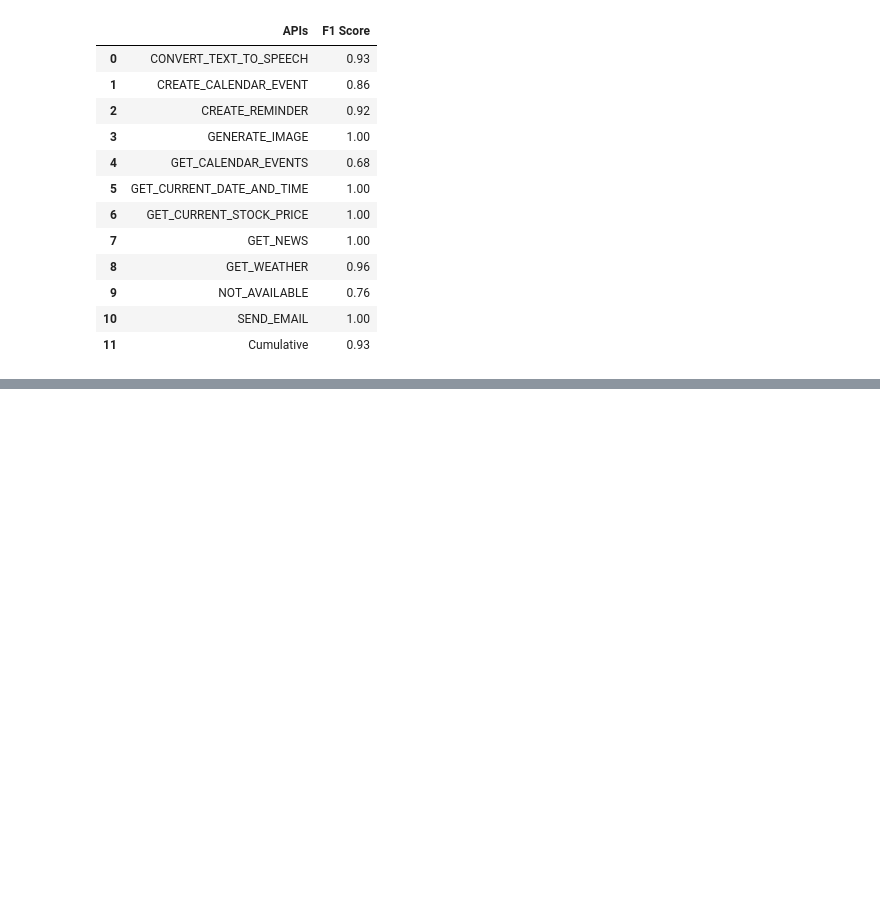
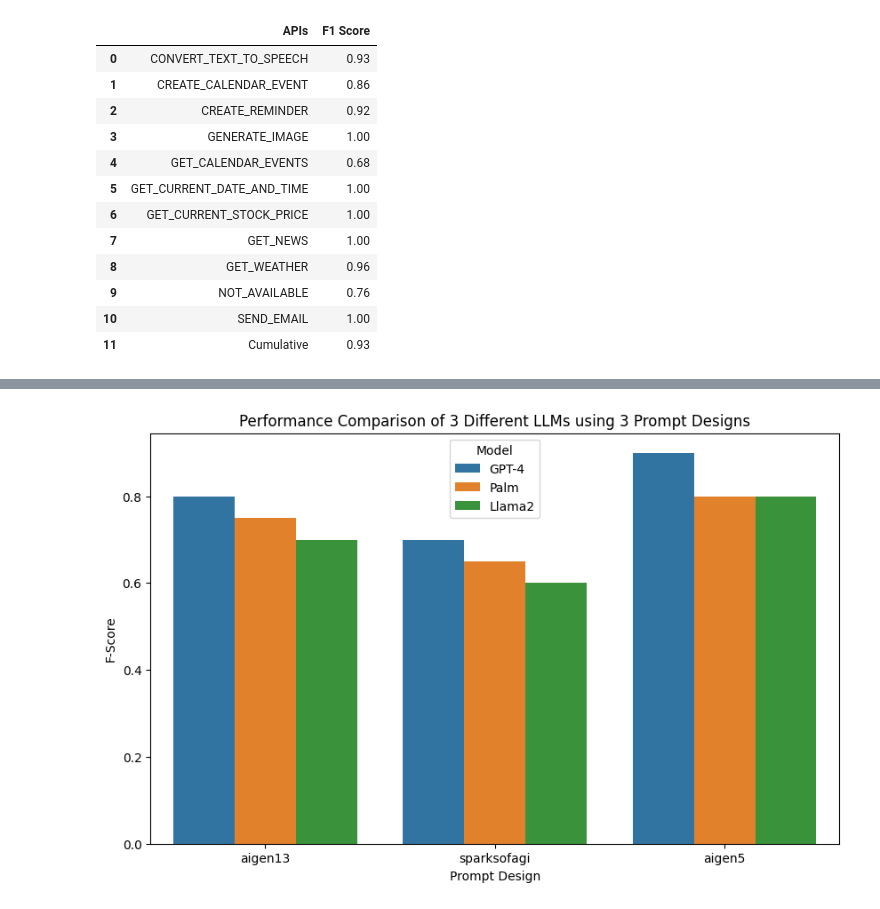
Before and after one commit to bmmseven/llm-api-experiences, a Jupyter notebook: thesis_dt_f1_score_across_diffrent_LLMs.ipynb, the cells around one changed output, grey strips where cells are left out. Saved outputs shown, nothing was run; the diff lists cells and outputs as text; code cells hidden in the pictures; blank space fills up the shorter version.

```diff
--- a/thesis_dt_f1_score_across_diffrent_LLMs.ipynb
+++ b/thesis_dt_f1_score_across_diffrent_LLMs.ipynb
@@ -143,0 +114,24 @@ plt.show()
+# %%
+import pandas as pd
+
+# Dummy data for example
+data = {
+    'Model': ['GPT-4']*3 + ['Palm']*3 + ['Llama2']*3,
+    'Prompt Design': ['aigen13', 'sparksofagi', 'aigen5']*3,
+    'F-Score': [0.8, 0.7, 0.9, 0.75, 0.65, 0.8, 0.7, 0.6, 0.8] # Sample F-scores
+}
+
+# Creating the DataFrame
+df = pd.DataFrame(data)
+# %%
+import seaborn as sns
+import matplotlib.pyplot as plt
+
+plt.figure(figsize=(10,6))
+sns.barplot(x='Prompt Design', y='F-Score', hue='Model', data=df)
+plt.title('Performance Comparison of 3 Different LLMs using 3 Prompt Designs')
+plt.ylabel('F-Score')
+plt.xlabel('Prompt Design')
+plt.show()
+# %% [output]
+[figure, added]
```
Also changed, not shown: parts of 8 cells of this notebook, 4 other files.
